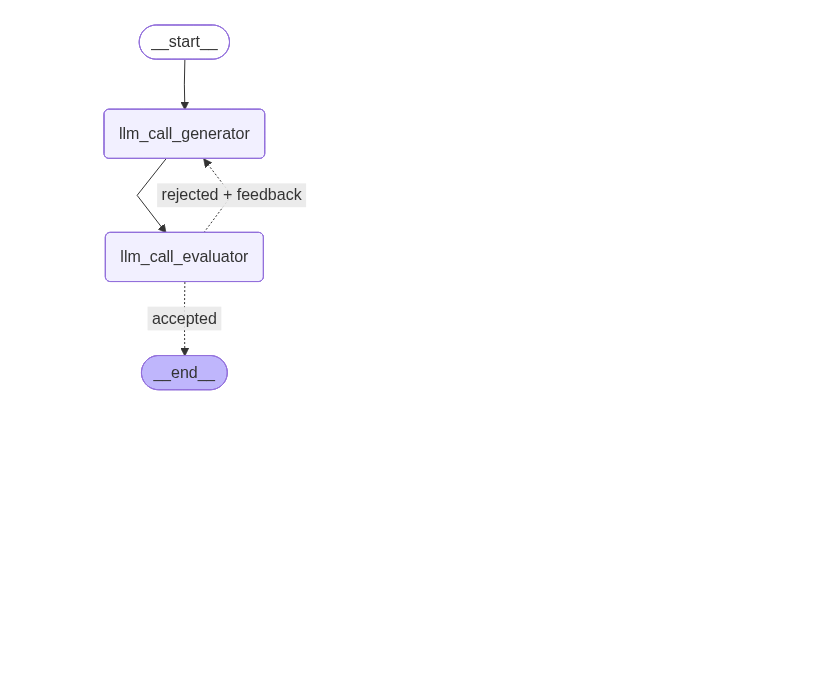
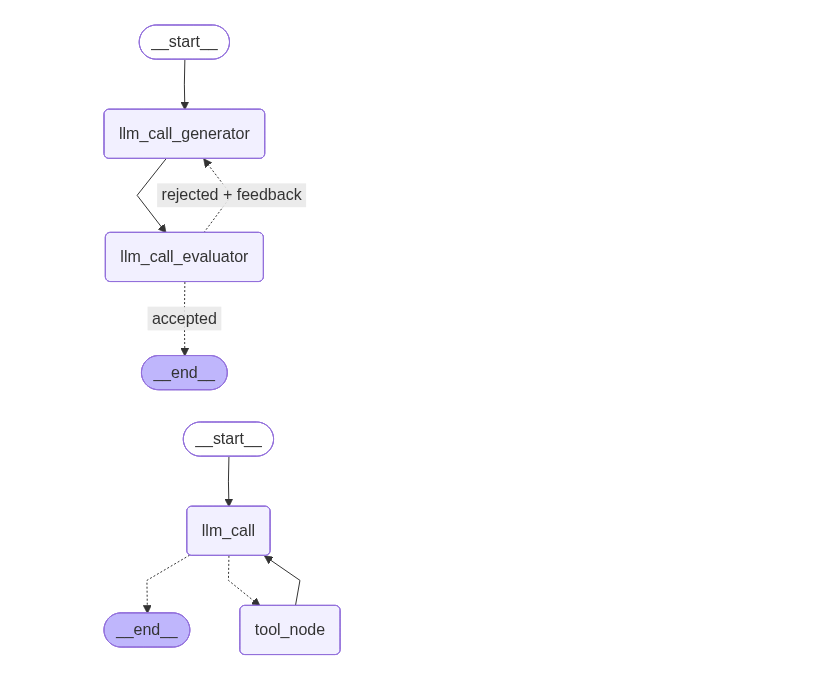
Before and after one commit to SteveMav/llm_odc, a Jupyter notebook: test_agent.ipynb, the cells around one changed output. Saved outputs shown, nothing was run; the diff lists cells and outputs as text; code cells hidden in the pictures; blank space fills up the shorter version.

```diff
--- a/test_agent.ipynb
+++ b/test_agent.ipynb
@@ -361,21 +364,23 @@ from langgraph.prebuilt import ToolNode
 # %%
 #Build workflow
 
 agent_builder = StateGraph(MessagesState)
 # Ajout des noeuds
 agent_builder.add_node("llm_call", llm_call)
 agent_builder.add_node("tool_node", ToolNode(tools))
 
 #connexion noeuds
 agent_builder.add_edge(START, "llm_call")
 agent_builder.add_conditional_edges(
     "llm_call",
     should_continue,
-    {"tool_node": END }
+    ["tool_node", END]
 )
 
 agent_builder.add_edge("tool_node", "llm_call")
 # Compiler le workflow
-agent_chain = agent_builder.compile()
+agent = agent_builder.compile()
 #Afficher
-display(Image(agent_chain.get_graph().draw_mermaid_png()))
+display(Image(agent.get_graph(xray=True).draw_mermaid_png()))
+# %% [output]
+[figure, added]
```
Also changed, not shown: parts of 4 cells of this notebook.
